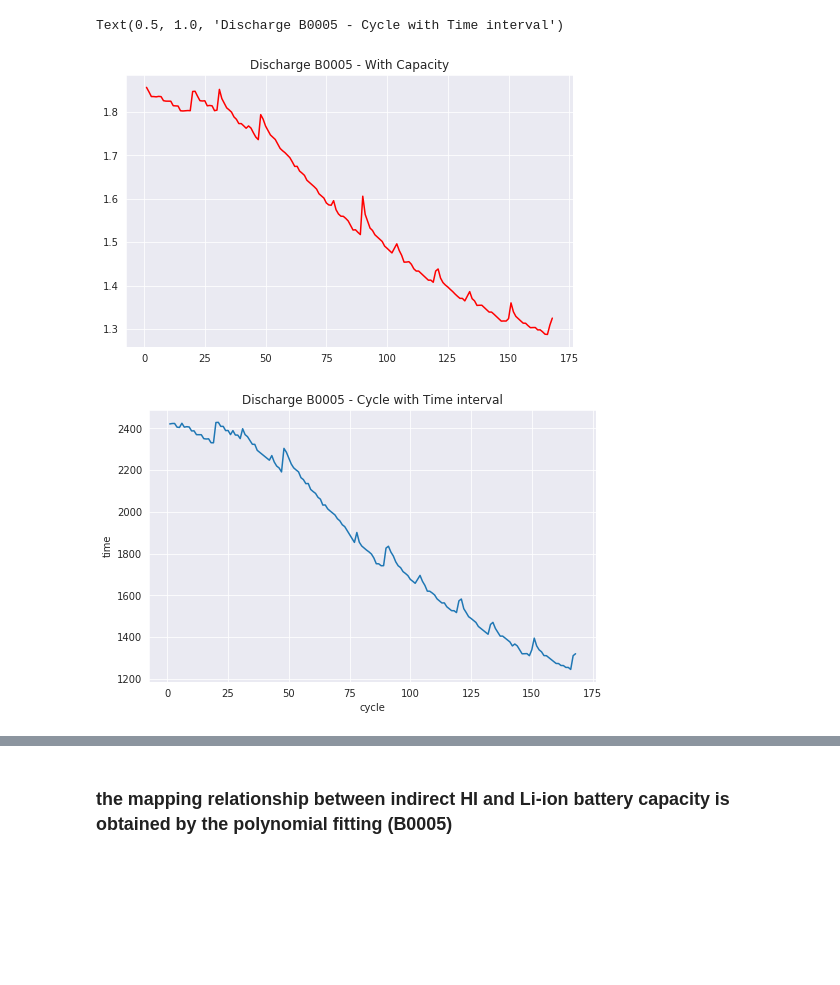
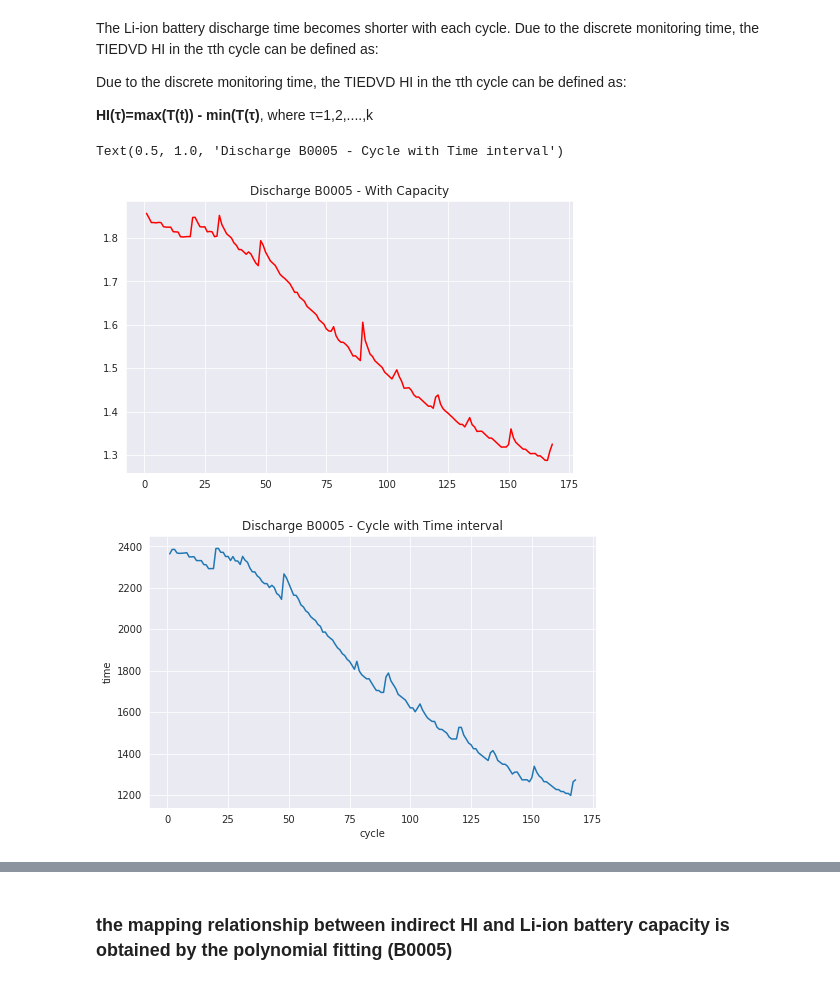
Before and after one commit to Kalrfou/CapstoneProject, a Jupyter notebook: LSTM_Paper/DSTLM_Paper.ipynb, the cells around one changed output, grey strips where cells are left out. Saved outputs shown, nothing was run; the diff lists cells and outputs as text; code cells hidden in the pictures; blank space fills up the shorter version.

```diff
--- a/LSTM_Paper/DSTLM_Paper.ipynb
+++ b/LSTM_Paper/DSTLM_Paper.ipynb
@@ -1,2 +1,7 @@
+# %% [markdown]
+<p>The Li-ion battery discharge time becomes shorter with each cycle. Due to the
+discrete monitoring time, the TIEDVD HI in the τth cycle can be defined as:</p>
+<p>Due to the discrete monitoring time, the TIEDVD HI in the τth cycle can be defined as:</p>
+<b>HI(τ)=max(T(t)) - min(T(τ)</b>, where τ=1,2,....,k
 # %%
 import pandas as pd
@@ -6,29 +59,35 @@ dis_H1=pd.read_csv('Discharge6_H.csv')
+# %%
+#These two files for battery 05 and 06 contains TIEDVD values.
+dis_H=pd.read_csv('Discharge5_H1.csv')
+dis_H1=pd.read_csv('Discharge6_H1.csv')
 # %%
+#show the similarty between TIEDVD and Capacity for Battery B0005 by graph.
 %matplotlib inline
 import matplotlib.pyplot as plt
 import seaborn as sns
+sns.set_style("darkgrid")
 plt.figure(figsize=(8, 5))
 plot_df = dis_H.loc[(dis_H1['cycle']>=1),['cycle','H']]
 plot_df1 = dis_H.loc[(dis_H1['cycle']>=1),['cycle','Capacity']]
 plt.plot(plot_df1['cycle'], plot_df1['Capacity'], color='red')
 plt.title('Discharge B0005 - With Capacity')
 
 sns.set_style("darkgrid")
 plt.figure(figsize=(8, 5))
 plt.plot(plot_df['cycle'], plot_df['H'])
 #plt.plot(plot_df1['cycle'], plot_df1['Capacity'], color='red')
 
 #Draw threshold
 #plt.plot(dis['cycle'], dis['limt']) 'g'
 plt.ylabel('time')
 
 # make x-axis ticks legible
 adf = plt.gca().get_xaxis().get_major_formatter()
 #adf.scaled[1.0] = '%m-%d-%Y'
 plt.xlabel('cycle')
 plt.title('Discharge B0005 - Cycle with Time interval')
 # %% [output]
 Text(0.5, 1.0, 'Discharge B0005 - Cycle with Time interval')
 [figure]
-[figure, old version]
+[figure, new version]
 # %%
```
Also changed, not shown: parts of 17 cells of this notebook.
